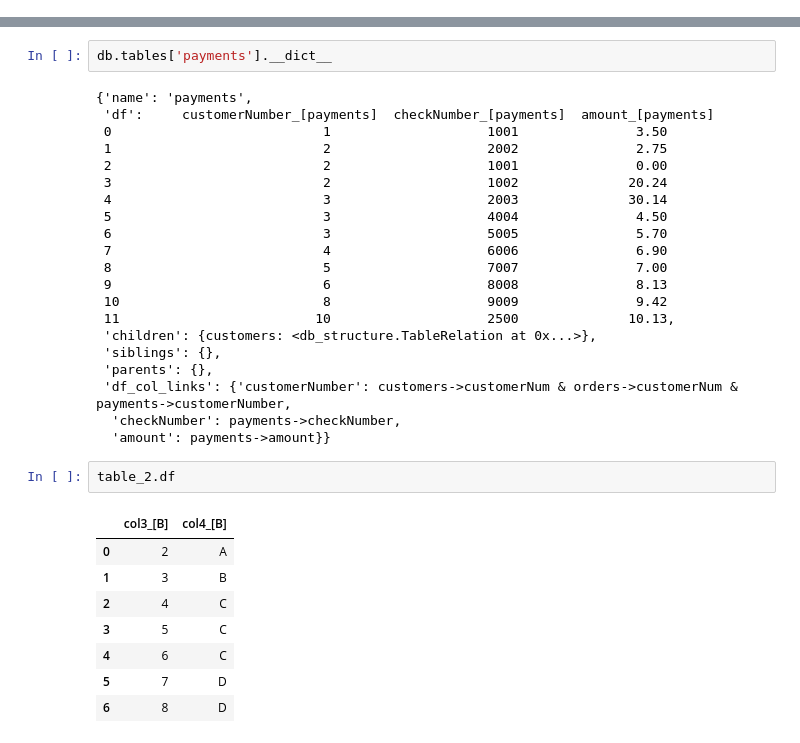
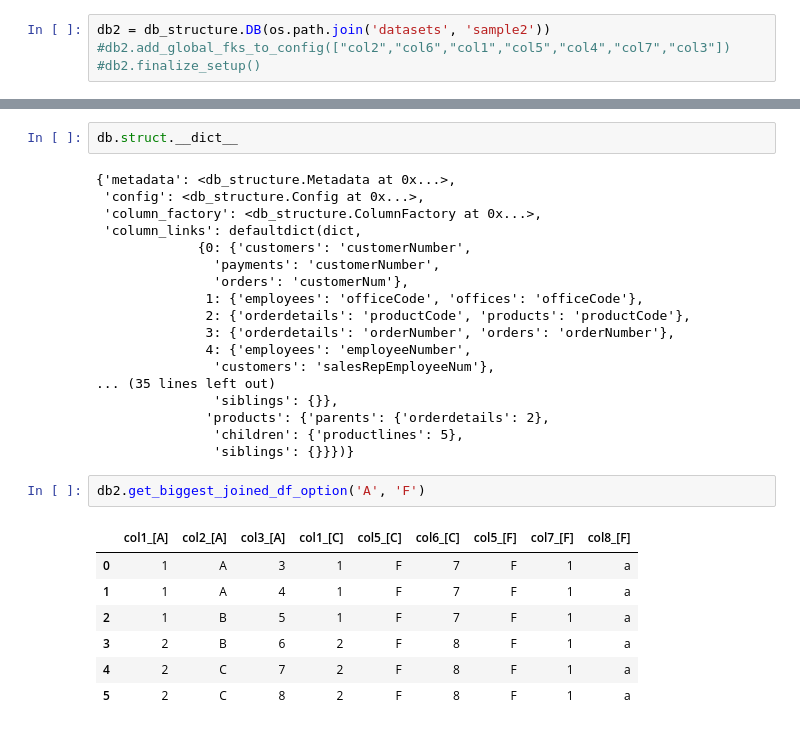
Before and after one commit to sareeneng/cohort-visualization, a Jupyter notebook: scratch.ipynb, the cells around one changed output, grey strips where cells are left out. Drawn from its saved outputs; the diff is of its cells as text.

```diff
--- a/scratch.ipynb
+++ b/scratch.ipynb
@@ -24,0 +50,4 @@ all_columns[1].display_name
+# %%
+db2 = db_structure.DB(os.path.join('datasets', 'sample2'))
+#db2.add_global_fks_to_config(["col2","col6","col1","col5","col4","col7","col3"])
+#db2.finalize_setup()
@@ -45,35 +100,31 @@ db.tables['customers'].__dict__
 # %%
-db.tables['payments'].__dict__
+db.struct.__dict__
 # %% [output]
-{'name': 'payments',
- 'df':     customerNumber_[payments]  checkNumber_[payments]  amount_[payments]
- 0                           1                    1001               3.50
- 1                           2                    2002               2.75
- 2                           2                    1001               0.00
- 3                           2                    1002              20.24
- 4                           3                    2003              30.14
- 5                           3                    4004               4.50
- 6                           3                    5005               5.70
- 7                           4                    6006               6.90
- 8                           5                    7007               7.00
- 9                           6                    8008               8.13
- 10                          8                    9009               9.42
- 11                         10                    2500              10.13,
- 'children': {customers: <db_structure.TableRelation at 0x...>},
- 'siblings': {},
- 'parents': {},
- 'df_col_links': {'customerNumber': customers->customerNum & orders->customerNum & payments->customerNumber,
-  'checkNumber': payments->checkNumber,
-  'amount': payments->amount}}
+{'metadata': <db_structure.Metadata at 0x...>,
+ 'config': <db_structure.Config at 0x...>,
+ 'column_factory': <db_structure.ColumnFactory at 0x...>,
+ 'column_links': defaultdict(dict,
+             {0: {'customers': 'customerNumber',
+               'payments': 'customerNumber',
+               'orders': 'customerNum'},
+              1: {'employees': 'officeCode', 'offices': 'officeCode'},
+              2: {'orderdetails': 'productCode', 'products': 'productCode'},
+              3: {'orderdetails': 'orderNumber', 'orders': 'orderNumber'},
+              4: {'employees': 'employeeNumber',
+               'customers': 'salesRepEmployeeNum'},
+... (35 lines left out)
+               'siblings': {}},
+              'products': {'parents': {'orderdetails': 2},
+               'children': {'productlines': 5},
+               'siblings': {}}})}
-# %%
-table_2.df
-# %% [output]
-|  | col3_[B] | col4_[B] |
-| 0 | 2 | A |
-| 1 | 3 | B |
-| 2 | 4 | C |
-| 3 | 5 | C |
-| 4 | 6 | C |
-| 5 | 7 | D |
-| 6 | 8 | D |
+# %%
+db2.get_biggest_joined_df_option('A', 'F')
+# %% [output]
+|  | col1_[A] | col2_[A] | col3_[A] | col1_[C] | col5_[C] | col6_[C] | col5_[F] | col7_[F] | col8_[F] |
+| 0 | 1 | A | 3 | 1 | F | 7 | F | 1 | a |
+| 1 | 1 | A | 4 | 1 | F | 7 | F | 1 | a |
+| 2 | 1 | B | 5 | 1 | F | 7 | F | 1 | a |
+| 3 | 2 | B | 6 | 2 | F | 8 | F | 1 | a |
+| 4 | 2 | C | 7 | 2 | F | 8 | F | 1 | a |
+| 5 | 2 | C | 8 | 2 | F | 8 | F | 1 | a |
 # %%
```
Also changed, not shown: parts of 7 cells of this notebook, 17 other files.
